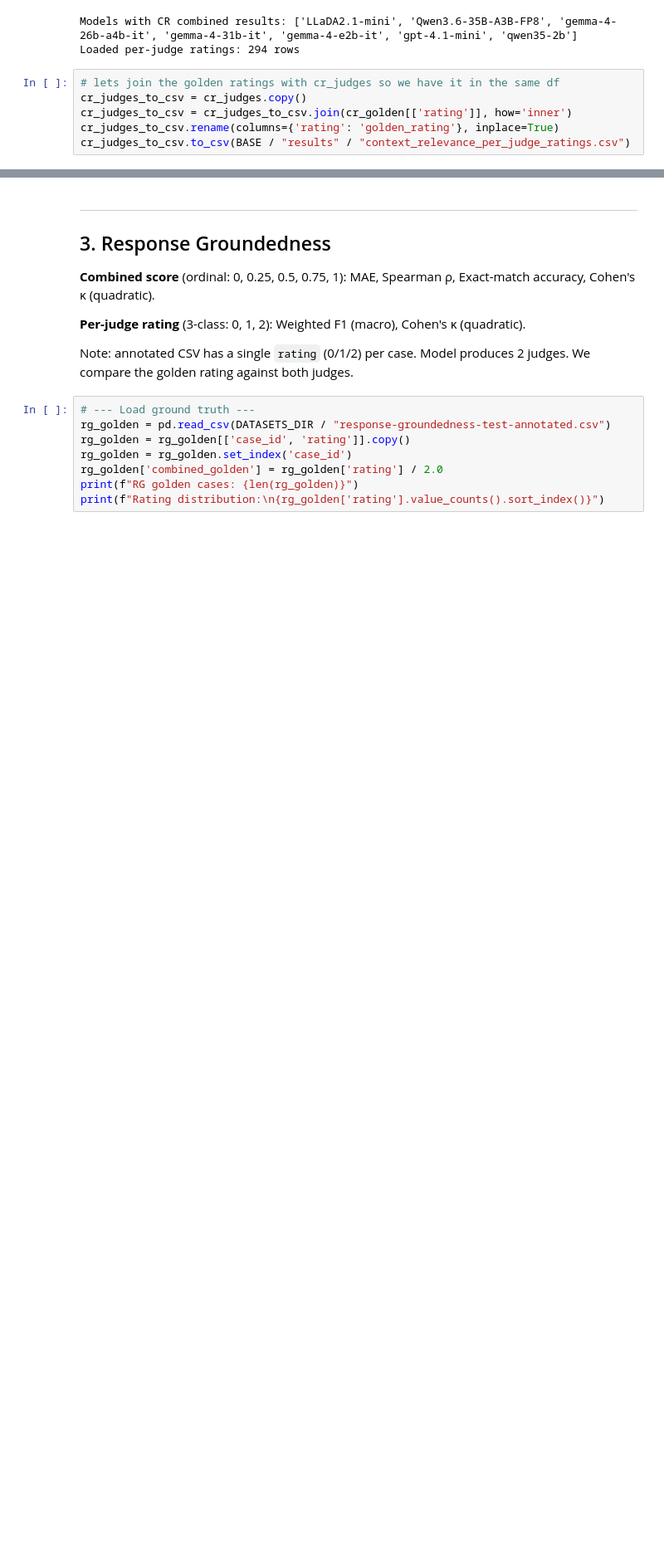
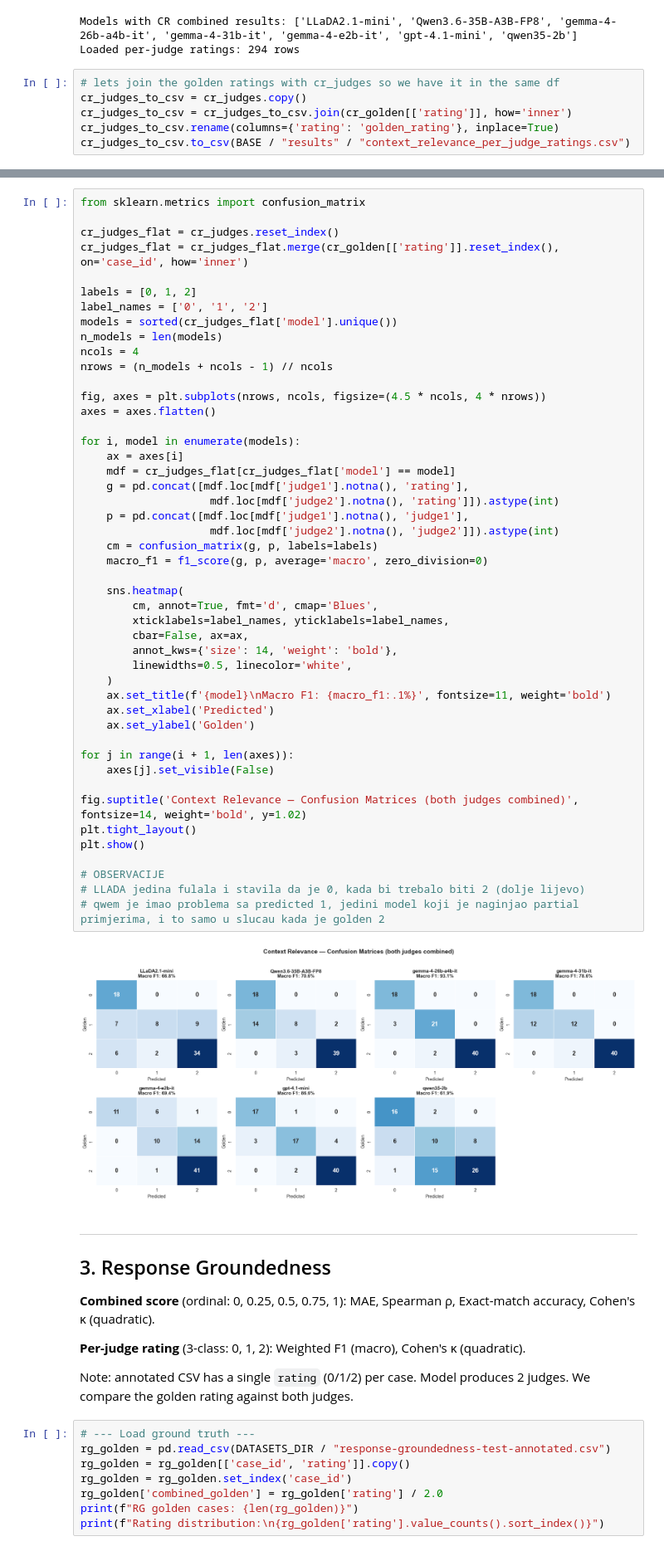
Before and after one commit to kazokid/diffusion-llms-eval, a Jupyter notebook: notebooks/metrics_calculation.ipynb, the cells around one changed output, grey strips where cells are left out. Shown at 83% size. Saved outputs shown, nothing was run; the diff lists cells and outputs as text; blank space fills up the shorter version.

Commit message:
confusion

```diff
--- a/notebooks/metrics_calculation.ipynb
+++ b/notebooks/metrics_calculation.ipynb
@@ -405,6 +405,55 @@ cr_metrics
 | gemma-4-e2b-it | 0.136905 | 0.867327 | 0.857407 | 0.595238 | 0.804823 | ... |
 | gpt-4.1-mini | 0.059524 | 0.934794 | 0.934780 | 0.809524 | 0.934754 | ... |
 | qwen35-2b | 0.196429 | 0.726753 | 0.689867 | 0.523810 | 0.712845 | ... |
+# %%
+from sklearn.metrics import confusion_matrix
+
+cr_judges_flat = cr_judges.reset_index()
+cr_judges_flat = cr_judges_flat.merge(cr_golden[['rating']].reset_index(), on='case_id', how='inner')
+
+labels = [0, 1, 2]
+label_names = ['0', '1', '2']
+models = sorted(cr_judges_flat['model'].unique())
+n_models = len(models)
+ncols = 4
+nrows = (n_models + ncols - 1) // ncols
+
+fig, axes = plt.subplots(nrows, ncols, figsize=(4.5 * ncols, 4 * nrows))
+axes = axes.flatten()
+
+for i, model in enumerate(models):
+    ax = axes[i]
+    mdf = cr_judges_flat[cr_judges_flat['model'] == model]
+    g = pd.concat([mdf.loc[mdf['judge1'].notna(), 'rating'],
+                    mdf.loc[mdf['judge2'].notna(), 'rating']]).astype(int)
+    p = pd.concat([mdf.loc[mdf['judge1'].notna(), 'judge1'],
+                    mdf.loc[mdf['judge2'].notna(), 'judge2']]).astype(int)
+    cm = confusion_matrix(g, p, labels=labels)
+    macro_f1 = f1_score(g, p, average='macro', zero_division=0)
+
+    sns.heatmap(
+        cm, annot=True, fmt='d', cmap='Blues',
+        xticklabels=label_names, yticklabels=label_names,
+        cbar=False, ax=ax,
+        annot_kws={'size': 14, 'weight': 'bold'},
+        linewidths=0.5, linecolor='white',
+    )
+    ax.set_title(f'{model}\nMacro F1: {macro_f1:.1%}', fontsize=11, weight='bold')
+    ax.set_xlabel('Predicted')
+    ax.set_ylabel('Golden')
+
+for j in range(i + 1, len(axes)):
+    axes[j].set_visible(False)
+
+fig.suptitle('Context Relevance — Confusion Matrices (both judges combined)', fontsize=14, weight='bold', y=1.02)
+plt.tight_layout()
+plt.show()
+
+# OBSERVACIJE
+# LLADA jedina fulala i stavila da je 0, kada bi trebalo biti 2 (dolje lijevo)
+# qwem je imao problema sa predicted 1, jedini model koji je naginjao partial primjerima, i to samo u slucau kada je golden 2
+# %% [output]
+[figure, added]
 # %% [markdown]
 ---
 ## 3. Response Groundedness
```
Also changed, not shown: parts of 1 cell of this notebook, 1 other file.
